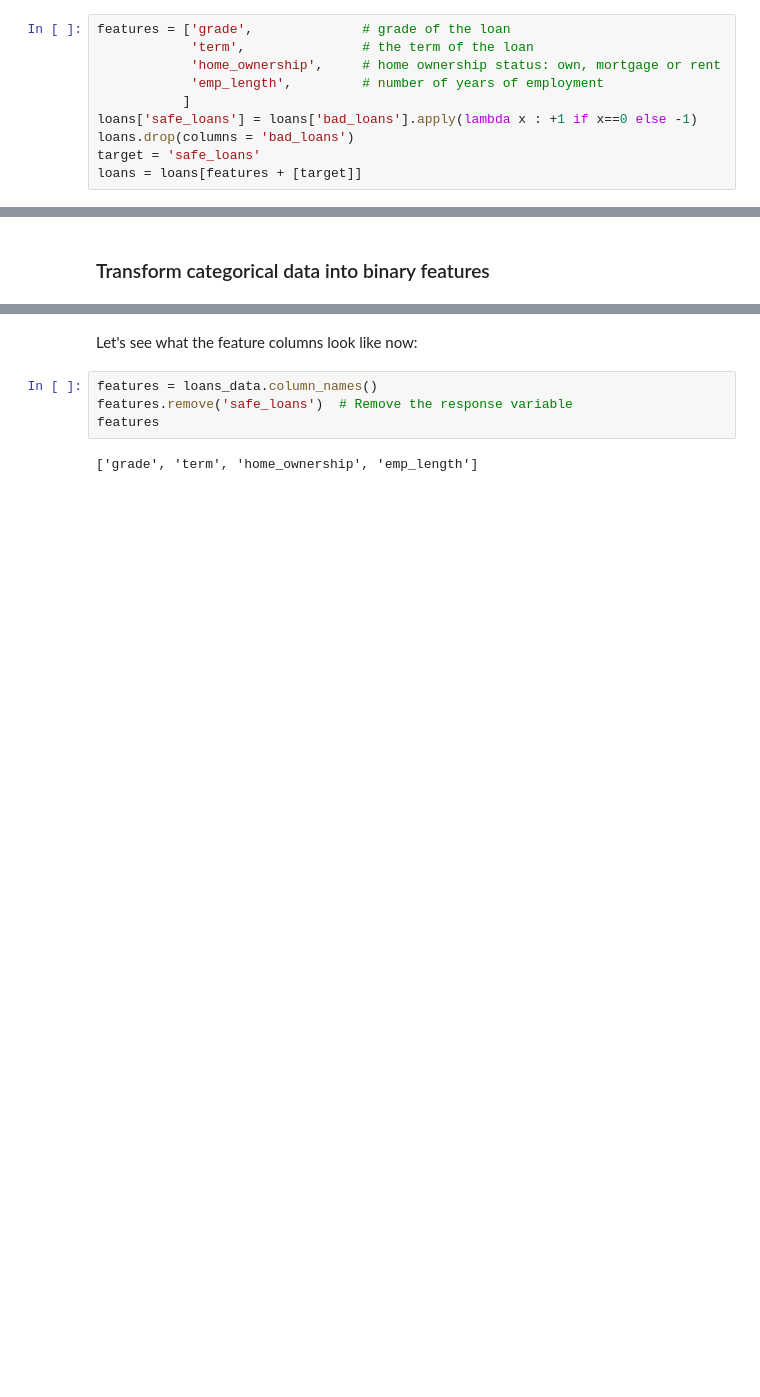
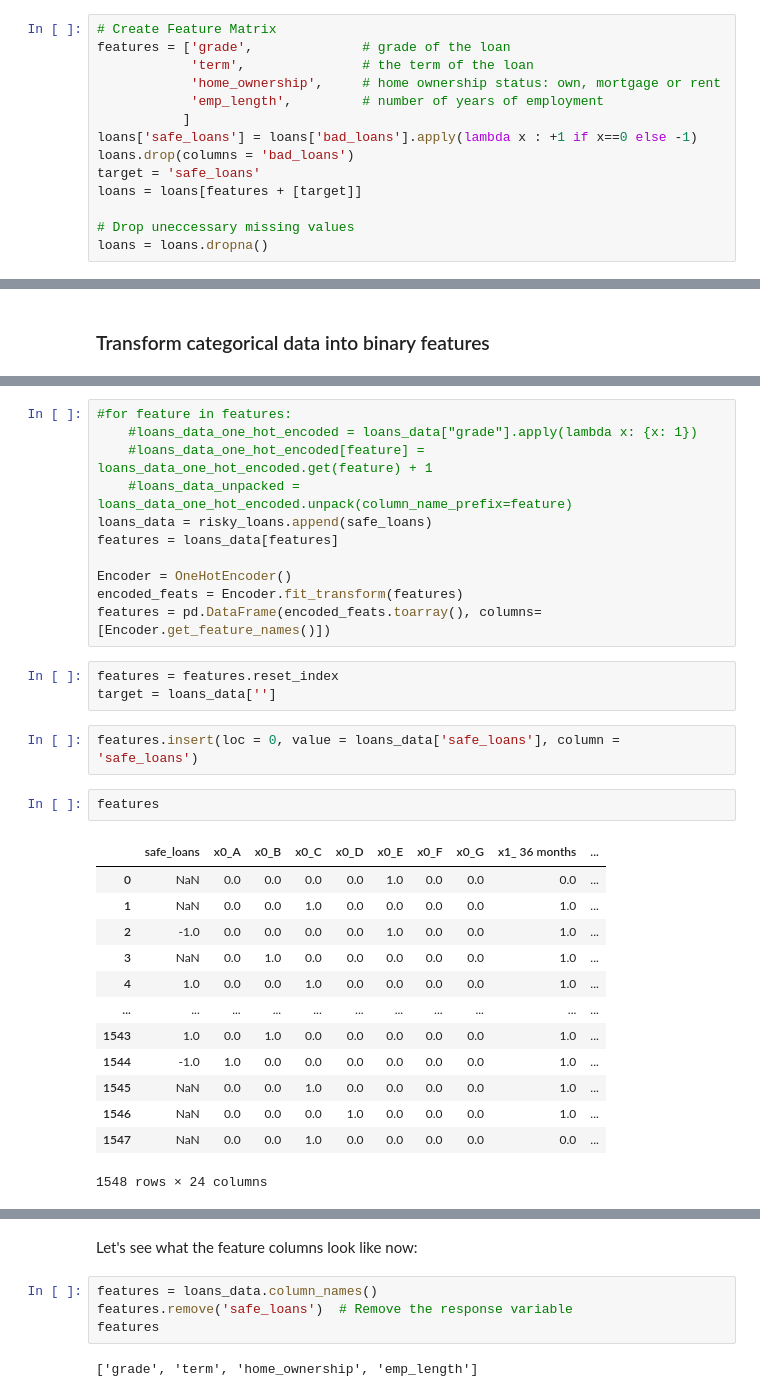
Before and after one commit to TheNewStat1/Machine_Learning_Specialization_UW, a Jupyter notebook: Boosting A Decision Tree.ipynb, the cells around one changed output, grey strips where cells are left out. Cells and saved outputs as stored; diff of their text form; blank space fills up the shorter version.

```diff
--- a/Boosting A Decision Tree.ipynb
+++ b/Boosting A Decision Tree.ipynb
@@ -27,6 +29,7 @@ Next, we select four categorical features:
 3. the home ownership status: own, mortgage, rent
 4. number of years of employment.
 # %%
+# Create Feature Matrix
 features = ['grade',              # grade of the loan
             'term',               # the term of the loan
             'home_ownership',     # home ownership status: own, mortgage or rent
@@ -36,5 +39,8 @@ loans['safe_loans'] = loans['bad_loans'].apply(lambda x : +1 if x==0 else -1)
 loans.drop(columns = 'bad_loans')
 target = 'safe_loans'
 loans = loans[features + [target]]
+
+# Drop uneccessary missing values
+loans = loans.dropna()
 # %% [markdown]
 ### Subsample dataset to make sure classes are balanced
@@ -65,0 +86,32 @@ We can do so with the following code block (see the first assignments for more d
+# %%
+#for feature in features:
+    #loans_data_one_hot_encoded = loans_data["grade"].apply(lambda x: {x: 1})
+    #loans_data_one_hot_encoded[feature] = loans_data_one_hot_encoded.get(feature) + 1
+    #loans_data_unpacked = loans_data_one_hot_encoded.unpack(column_name_prefix=feature)
+loans_data = risky_loans.append(safe_loans)
+features = loans_data[features]
+
+Encoder = OneHotEncoder()
+encoded_feats = Encoder.fit_transform(features)
+features = pd.DataFrame(encoded_feats.toarray(), columns=[Encoder.get_feature_names()])
+# %%
+features = features.reset_index
+target = loans_data['']
+# %%
+features.insert(loc = 0, value = loans_data['safe_loans'], column = 'safe_loans')
+# %%
+features
+# %% [output]
+|  | safe_loans | x0_A | x0_B | x0_C | x0_D | x0_E | x0_F | x0_G | x1_ 36 months | ... |
+| 0 | NaN | 0.0 | 0.0 | 0.0 | 0.0 | 1.0 | 0.0 | 0.0 | 0.0 | ... |
+| 1 | NaN | 0.0 | 0.0 | 1.0 | 0.0 | 0.0 | 0.0 | 0.0 | 1.0 | ... |
+| 2 | -1.0 | 0.0 | 0.0 | 0.0 | 0.0 | 1.0 | 0.0 | 0.0 | 1.0 | ... |
+| 3 | NaN | 0.0 | 1.0 | 0.0 | 0.0 | 0.0 | 0.0 | 0.0 | 1.0 | ... |
+| 4 | 1.0 | 0.0 | 0.0 | 1.0 | 0.0 | 0.0 | 0.0 | 0.0 | 1.0 | ... |
+| ... | ... | ... | ... | ... | ... | ... | ... | ... | ... | ... |
+| 1543 | 1.0 | 0.0 | 1.0 | 0.0 | 0.0 | 0.0 | 0.0 | 0.0 | 1.0 | ... |
+| 1544 | -1.0 | 1.0 | 0.0 | 0.0 | 0.0 | 0.0 | 0.0 | 0.0 | 1.0 | ... |
+| 1545 | NaN | 0.0 | 0.0 | 1.0 | 0.0 | 0.0 | 0.0 | 0.0 | 1.0 | ... |
+| 1546 | NaN | 0.0 | 0.0 | 0.0 | 1.0 | 0.0 | 0.0 | 0.0 | 1.0 | ... |
+| 1547 | NaN | 0.0 | 0.0 | 1.0 | 0.0 | 0.0 | 0.0 | 0.0 | 0.0 | ... |
+1548 rows × 24 columns
```
Also changed, not shown: parts of 9 cells of this notebook.
